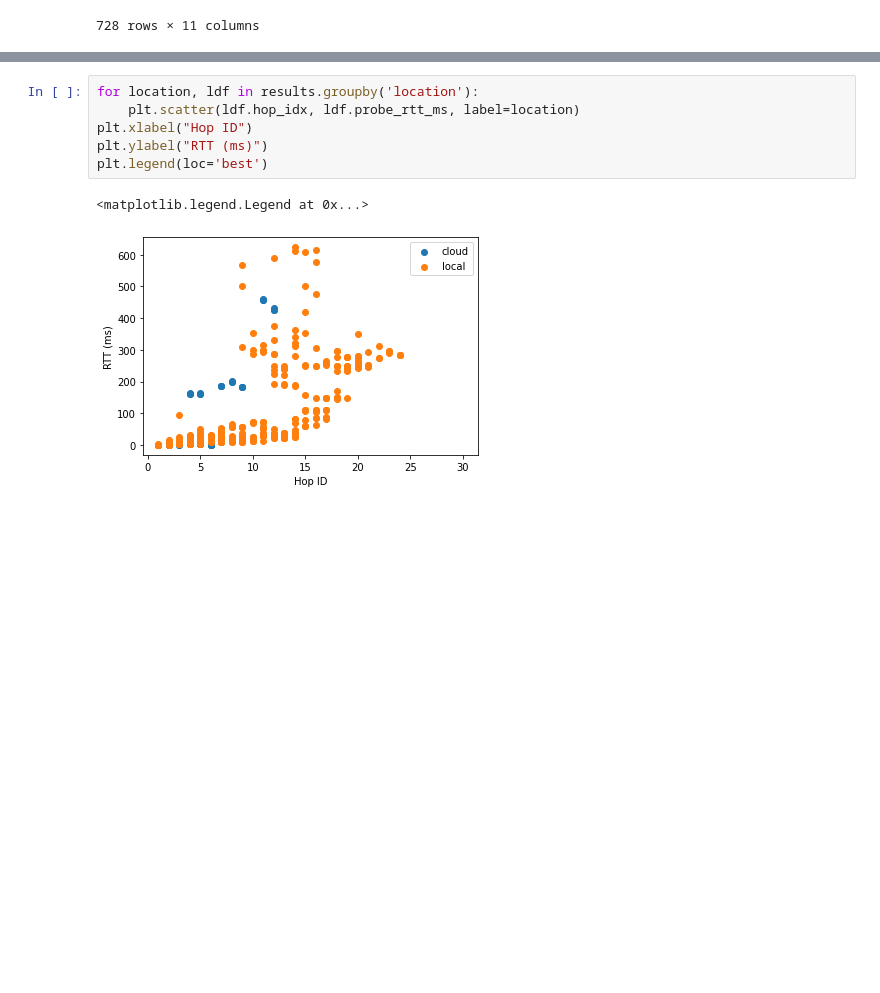
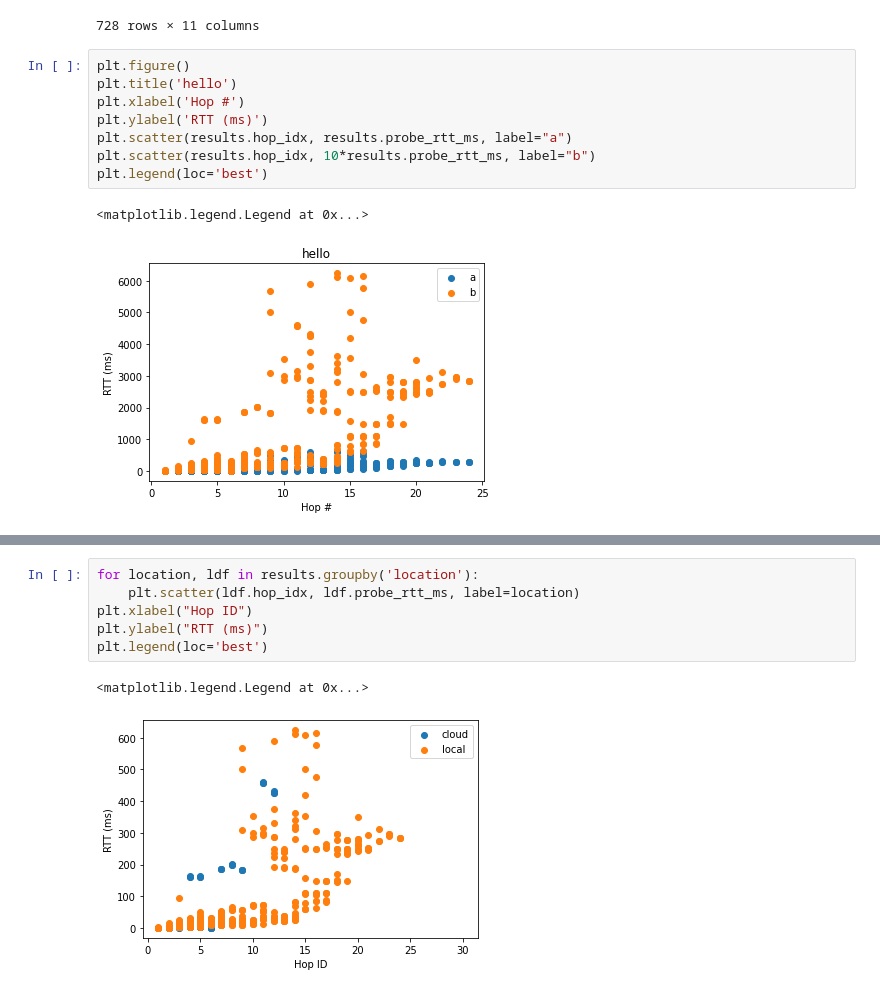
Before and after one commit to brucespang/cs197-starter-dataset, a Jupyter notebook: notebooks/traceroute lengths.ipynb, the cells around one changed output, grey strips where cells are left out. Cells and saved outputs as stored; diff of their text form; blank space fills up the shorter version.

```diff
--- a/notebooks/traceroute lengths.ipynb
+++ b/notebooks/traceroute lengths.ipynb
@@ -52,3 +55,14 @@ results
 | 726 | cloud | 2_traceroute_www.ru.ac.za.txt | vhost.ru.ac.za | 146.231.128.43 | 9 | 5 | 0 | NaN | None | ... |
 | 727 | cloud | 2_traceroute_www.ru.ac.za.txt | vhost.ru.ac.za | 146.231.128.43 | 9 | 6 | 0 | NaN | None | ... |
 728 rows × 11 columns
+# %%
+plt.figure()
+plt.title('hello')
+plt.xlabel('Hop #')
+plt.ylabel('RTT (ms)')
+plt.scatter(results.hop_idx, results.probe_rtt_ms, label="a")
+plt.scatter(results.hop_idx, 10*results.probe_rtt_ms, label="b")
+plt.legend(loc='best')
+# %% [output]
+<matplotlib.legend.Legend at 0x...>
+[figure, added]
```
Also changed, not shown: parts of 11 cells of this notebook.
